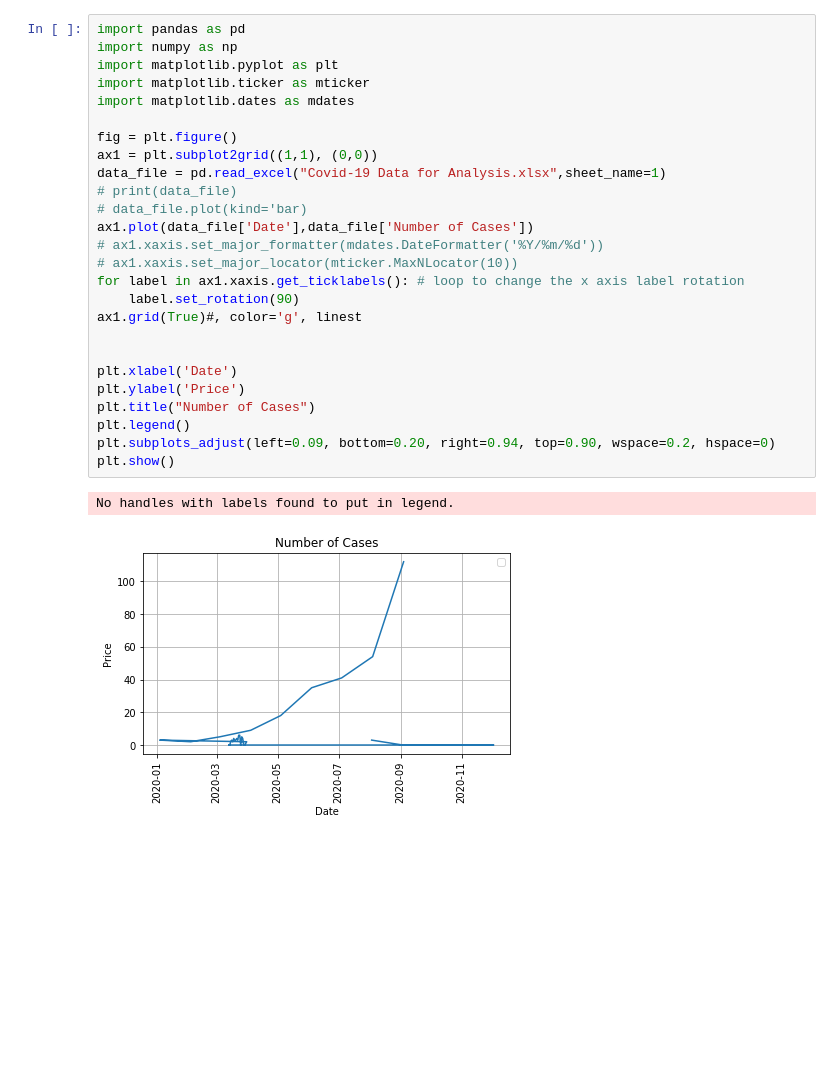
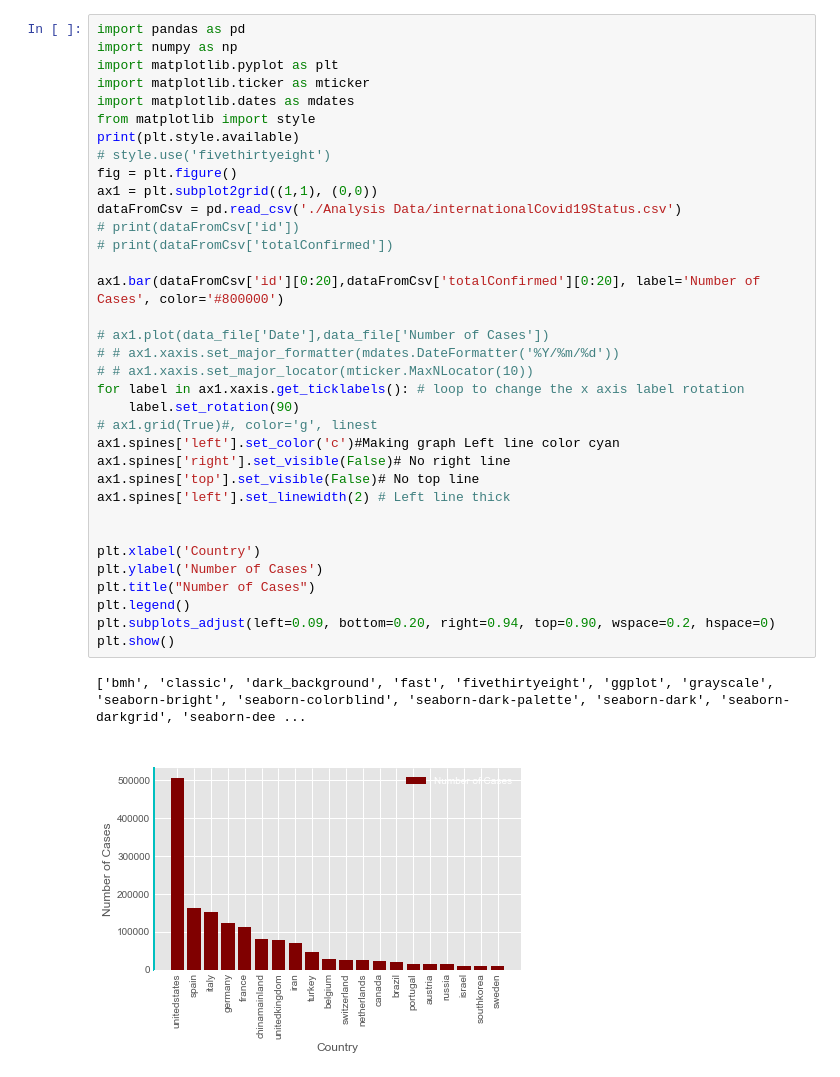
Before and after one commit to rizban114406/Covid-19-Data-Analysis, a Jupyter notebook: Covid-19 Data Analysis.ipynb, the cells around one changed output. Cells and saved outputs as stored; diff of their text form; blank space fills up the shorter version.

Commit message:
Analysis Code + Analysis Figure + Analysis Data

```diff
--- a/Covid-19 Data Analysis.ipynb
+++ b/Covid-19 Data Analysis.ipynb
@@ -1,29 +1,38 @@
 # %%
 import pandas as pd
 import numpy as np
 import matplotlib.pyplot as plt
 import matplotlib.ticker as mticker
 import matplotlib.dates as mdates
-
+from matplotlib import style
+print(plt.style.available)
+# style.use('fivethirtyeight')
 fig = plt.figure()
 ax1 = plt.subplot2grid((1,1), (0,0))
-data_file = pd.read_excel("Covid-19 Data for Analysis.xlsx",sheet_name=1)
-# print(data_file)
-# data_file.plot(kind='bar)
-ax1.plot(data_file['Date'],data_file['Number of Cases'])
-# ax1.xaxis.set_major_formatter(mdates.DateFormatter('%Y/%m/%d'))
-# ax1.xaxis.set_major_locator(mticker.MaxNLocator(10))
+dataFromCsv = pd.read_csv('./Analysis Data/internationalCovid19Status.csv')
+# print(dataFromCsv['id'])
+# print(dataFromCsv['totalConfirmed'])
+
+ax1.bar(dataFromCsv['id'][0:20],dataFromCsv['totalConfirmed'][0:20], label='Number of Cases', color='#800000')
+
+# ax1.plot(data_file['Date'],data_file['Number of Cases'])
+# # ax1.xaxis.set_major_formatter(mdates.DateFormatter('%Y/%m/%d'))
+# # ax1.xaxis.set_major_locator(mticker.MaxNLocator(10))
 for label in ax1.xaxis.get_ticklabels(): # loop to change the x axis label rotation
     label.set_rotation(90)
-ax1.grid(True)#, color='g', linest
+# ax1.grid(True)#, color='g', linest
+ax1.spines['left'].set_color('c')#Making graph Left line color cyan
+ax1.spines['right'].set_visible(False)# No right line
+ax1.spines['top'].set_visible(False)# No top line
+ax1.spines['left'].set_linewidth(2) # Left line thick
 
 
-plt.xlabel('Date')
-plt.ylabel('Price')
+plt.xlabel('Country')
+plt.ylabel('Number of Cases')
 plt.title("Number of Cases")
 plt.legend()
 plt.subplots_adjust(left=0.09, bottom=0.20, right=0.94, top=0.90, wspace=0.2, hspace=0)
 plt.show()
 # %% [output]
-No handles with labels found to put in legend.
+['bmh', 'classic', 'dark_background', 'fast', 'fivethirtyeight', 'ggplot', 'grayscale', 'seaborn-bright', 'seaborn-colorblind', 'seaborn-dark-palette', 'seaborn-dark', 'seaborn-darkgrid', 'seaborn-dee ...
-[figure, old version]
+[figure, new version]
```
Also changed, not shown: 19 other files.
